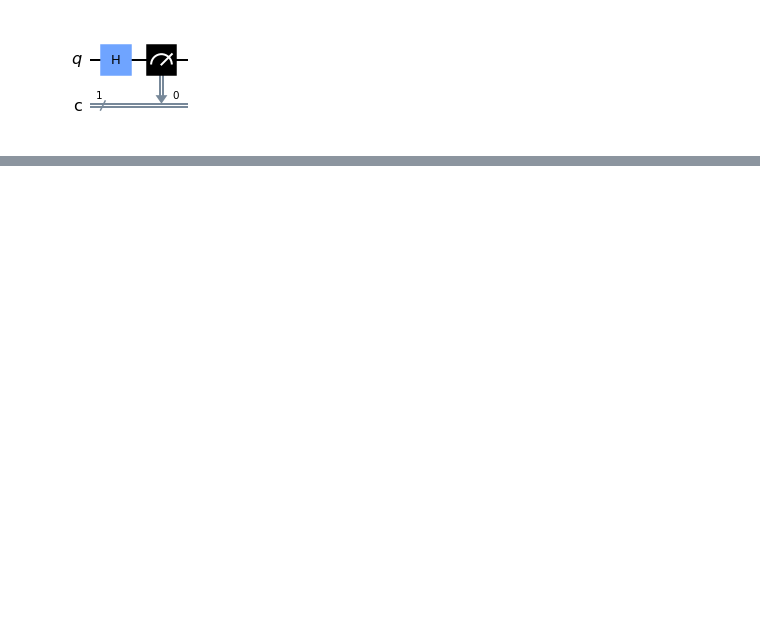
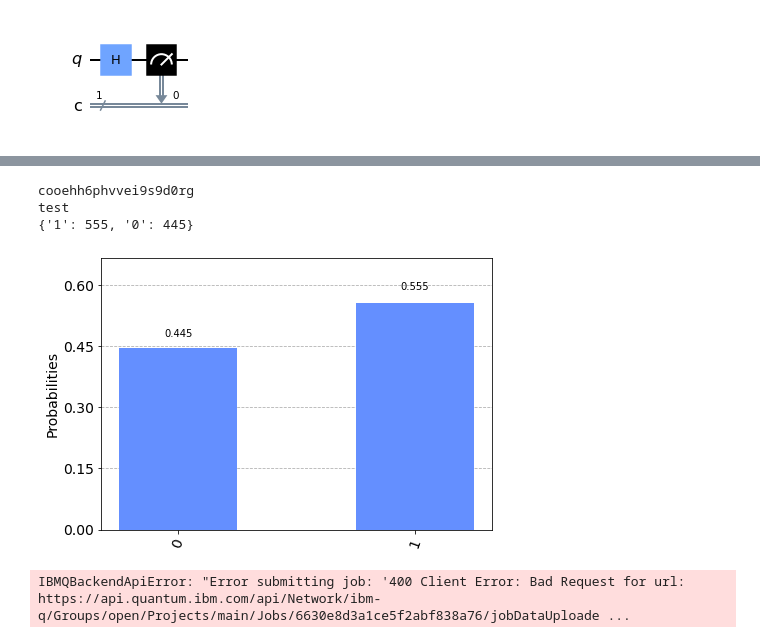
Before and after one commit to Param3103/experimenting_qiskit, a Jupyter notebook: code.ipynb, the cells around one changed output, grey strips where cells are left out. Drawn from its saved outputs; the diff is of its cells as text; code cells hidden in the pictures; blank space fills up the shorter version.

```diff
--- a/code.ipynb
+++ b/code.ipynb
@@ -12,0 +31,9 @@ display(circuit.draw('mpl'))
+# %%
+from qiskit import IBMQ
+
+IBMQ.save_account('d2f91bb3087e1a098ef97e898a960e54d3d530cf59dee7e09e558cbae70c53766bf862f5a97858df9a0e188b3f5c550d12c1345db93c2b5dabfb76fc2bbd1e8e', overwrite=True)
+# top line saves account to disk
+provider = IBMQ.load_account()
+backends = provider.backends(operational=True, min_num_qubits=5)
+for i in backends:
+    print(i)
@@ -12,0 +50,37 @@ display(circuit.draw('mpl'))
+# %%
+from qiskit import execute
+from qiskit.visualization import plot_histogram
+
+device = provider.get_backend('ibmq_qasm_simulator')
+
+job = execute(circuit, backend=device, shots=1000)
+print(job.job_id())
+
+result = job.result()
+print('test')
+counts = result.get_counts(circuit)
+
+print(counts)
+display(plot_histogram(counts))
+# %% [output]
+cooehh6phvvei9s9d0rg
+test
+{'1': 555, '0': 445}
+[figure, added]
+# %%
+from qiskit import execute
+from qiskit.visualization import plot_histogram
+
+device = provider.get_backend('ibm_kyoto')
+
+job = execute(circuit, backend=device, shots=10)
+print(job.job_id())
+
+result = job.result()
+print('test')
+counts = result.get_counts(circuit)
+
+print(counts)
+display(plot_histogram(counts))
+# %% [output]
+IBMQBackendApiError: "Error submitting job: '400 Client Error: Bad Request for url: https://api.quantum.ibm.com/api/Network/ibm-q/Groups/open/Projects/main/Jobs/6630e8d3a1ce5f2abf838a76/jobDataUploade ...
```
Also changed, not shown: parts of 2 cells of this notebook.
